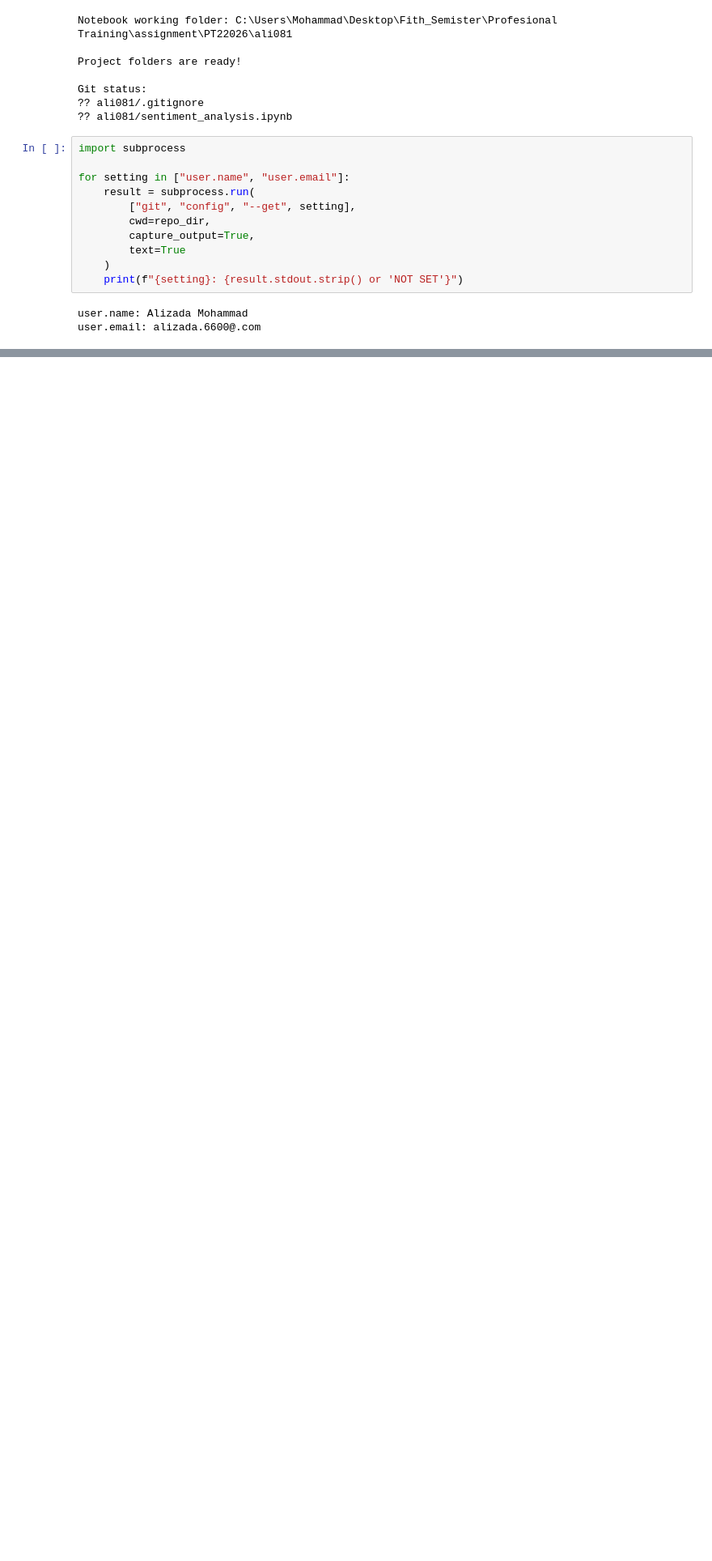
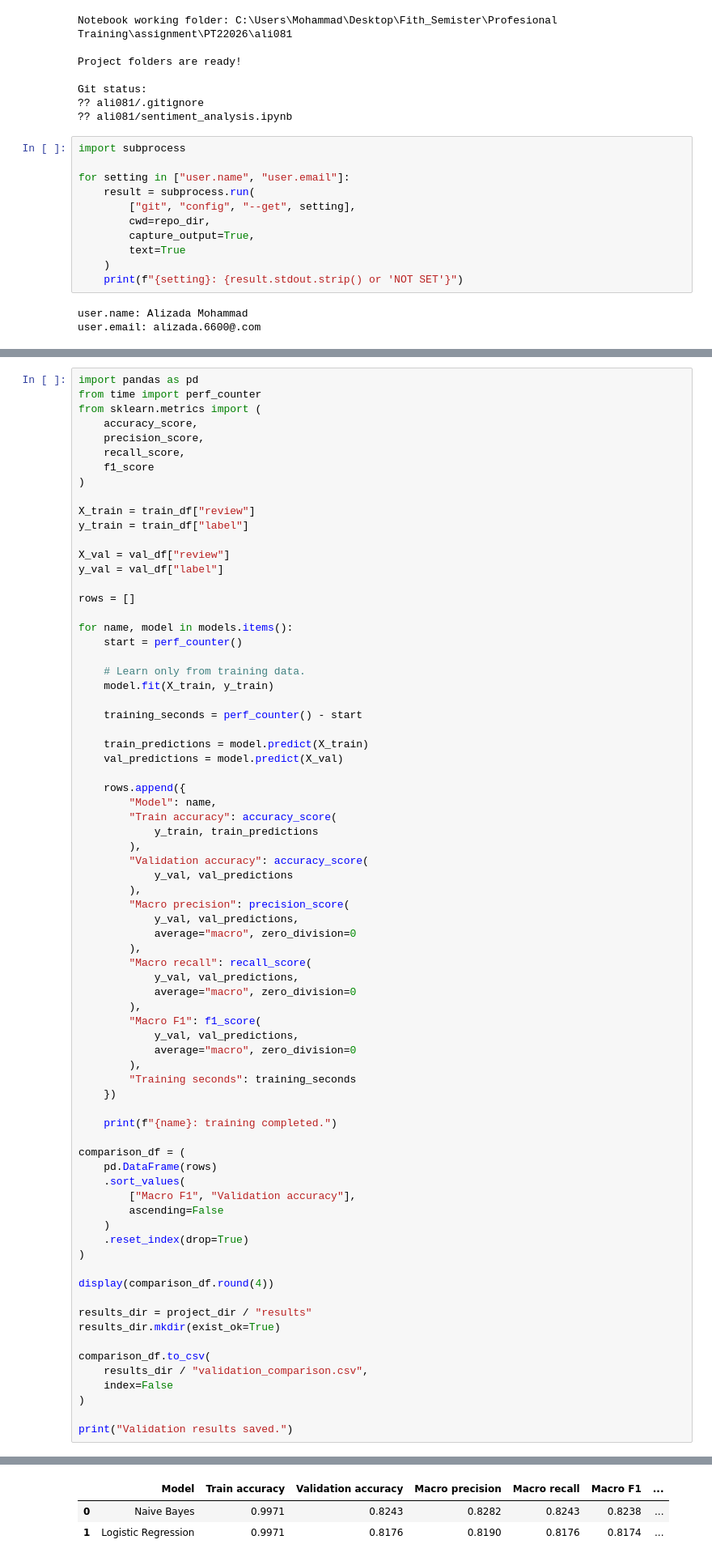
Before and after one commit to alizada6600-blip/PT22026, a Jupyter notebook: ali081/sentiment_analysis.ipynb, the cells around one changed output, grey strips where cells are left out. Shown at 81% size. Drawn from its saved outputs; the diff is of its cells as text; blank space fills up the shorter version.

Commit message:
Prepare review data and evaluate sentiment classifiers

```diff
--- a/ali081/sentiment_analysis.ipynb
+++ b/ali081/sentiment_analysis.ipynb
@@ -170,0 +444,75 @@ user.email: alizada.6600@.com
+# %%
+import pandas as pd
+from time import perf_counter
+from sklearn.metrics import (
+    accuracy_score,
+    precision_score,
+    recall_score,
+    f1_score
+)
+
+X_train = train_df["review"]
+y_train = train_df["label"]
+
+X_val = val_df["review"]
+y_val = val_df["label"]
+
+rows = []
+
+for name, model in models.items():
+    start = perf_counter()
+
+    # Learn only from training data.
+    model.fit(X_train, y_train)
+
+    training_seconds = perf_counter() - start
+
+    train_predictions = model.predict(X_train)
+    val_predictions = model.predict(X_val)
+
+    rows.append({
+        "Model": name,
+        "Train accuracy": accuracy_score(
+            y_train, train_predictions
+        ),
+        "Validation accuracy": accuracy_score(
+            y_val, val_predictions
+        ),
+        "Macro precision": precision_score(
+            y_val, val_predictions,
+            average="macro", zero_division=0
+        ),
+        "Macro recall": recall_score(
+            y_val, val_predictions,
+            average="macro", zero_division=0
+        ),
+        "Macro F1": f1_score(
+            y_val, val_predictions,
+            average="macro", zero_division=0
+        ),
+        "Training seconds": training_seconds
+    })
+
+    print(f"{name}: training completed.")
+
+comparison_df = (
+    pd.DataFrame(rows)
+    .sort_values(
+        ["Macro F1", "Validation accuracy"],
+        ascending=False
+    )
+    .reset_index(drop=True)
+)
+
+display(comparison_df.round(4))
+
+results_dir = project_dir / "results"
+results_dir.mkdir(exist_ok=True)
+
+comparison_df.to_csv(
+    results_dir / "validation_comparison.csv",
+    index=False
+)
+
+print("Validation results saved.")
+# %% [output]
@@ -170,0 +521,3 @@ user.email: alizada.6600@.com
+|  | Model | Train accuracy | Validation accuracy | Macro precision | Macro recall | Macro F1 | ... |
+| 0 | Naive Bayes | 0.9971 | 0.8243 | 0.8282 | 0.8243 | 0.8238 | ... |
+| 1 | Logistic Regression | 0.9971 | 0.8176 | 0.8190 | 0.8176 | 0.8174 | ... |
```
Also changed, not shown: parts of 10 cells of this notebook, 4 other files.
